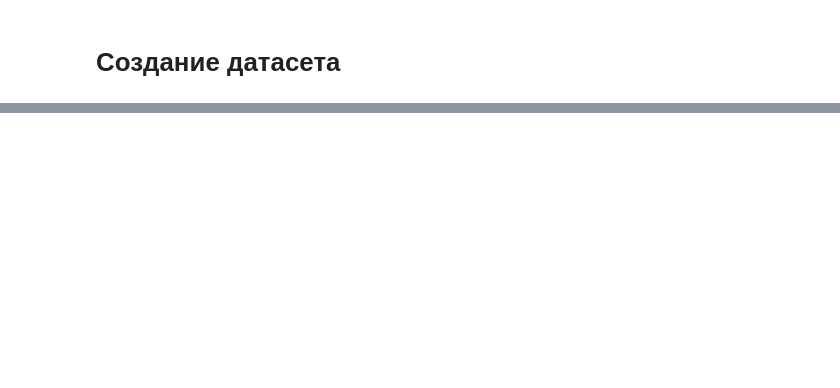
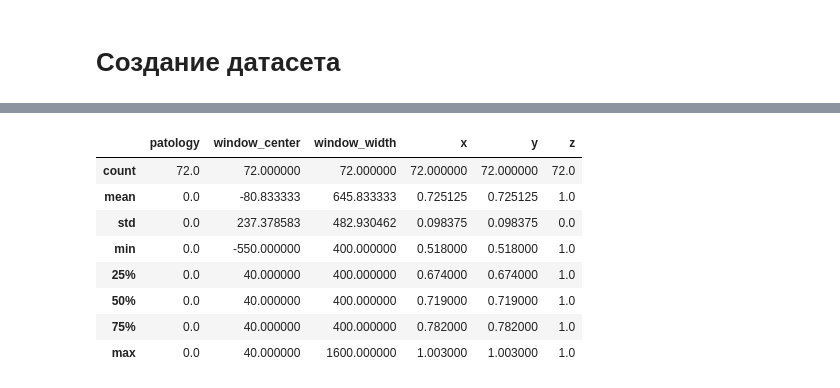
Before and after one commit to Izymka/hackathon_imoscow2025, a Jupyter notebook: chest_ct_ai_classifier/src/data_preprocessing.ipynb, the cells around one changed output, grey strips where cells are left out. Cells and saved outputs as stored; diff of their text form; code cells hidden in the pictures; blank space fills up the shorter version.

```diff
--- a/chest_ct_ai_classifier/src/data_preprocessing.ipynb
+++ b/chest_ct_ai_classifier/src/data_preprocessing.ipynb
@@ -185,0 +198,12 @@ HPU available: False, using: 0 HPUs
+# %%
+df.loc[df['patology']==0].describe()
+# %% [output]
+|  | patology | window_center | window_width | x | y | z |
+| count | 72.0 | 72.000000 | 72.000000 | 72.000000 | 72.000000 | 72.0 |
+| mean | 0.0 | -80.833333 | 645.833333 | 0.725125 | 0.725125 | 1.0 |
+| std | 0.0 | 237.378583 | 482.930462 | 0.098375 | 0.098375 | 0.0 |
+| min | 0.0 | -550.000000 | 400.000000 | 0.518000 | 0.518000 | 1.0 |
+| 25% | 0.0 | 40.000000 | 400.000000 | 0.674000 | 0.674000 | 1.0 |
+| 50% | 0.0 | 40.000000 | 400.000000 | 0.719000 | 0.719000 | 1.0 |
+| 75% | 0.0 | 40.000000 | 400.000000 | 0.782000 | 0.782000 | 1.0 |
+| max | 0.0 | 40.000000 | 1600.000000 | 1.003000 | 1.003000 | 1.0 |
```
Also changed, not shown: parts of 17 cells of this notebook, 16 other files.
